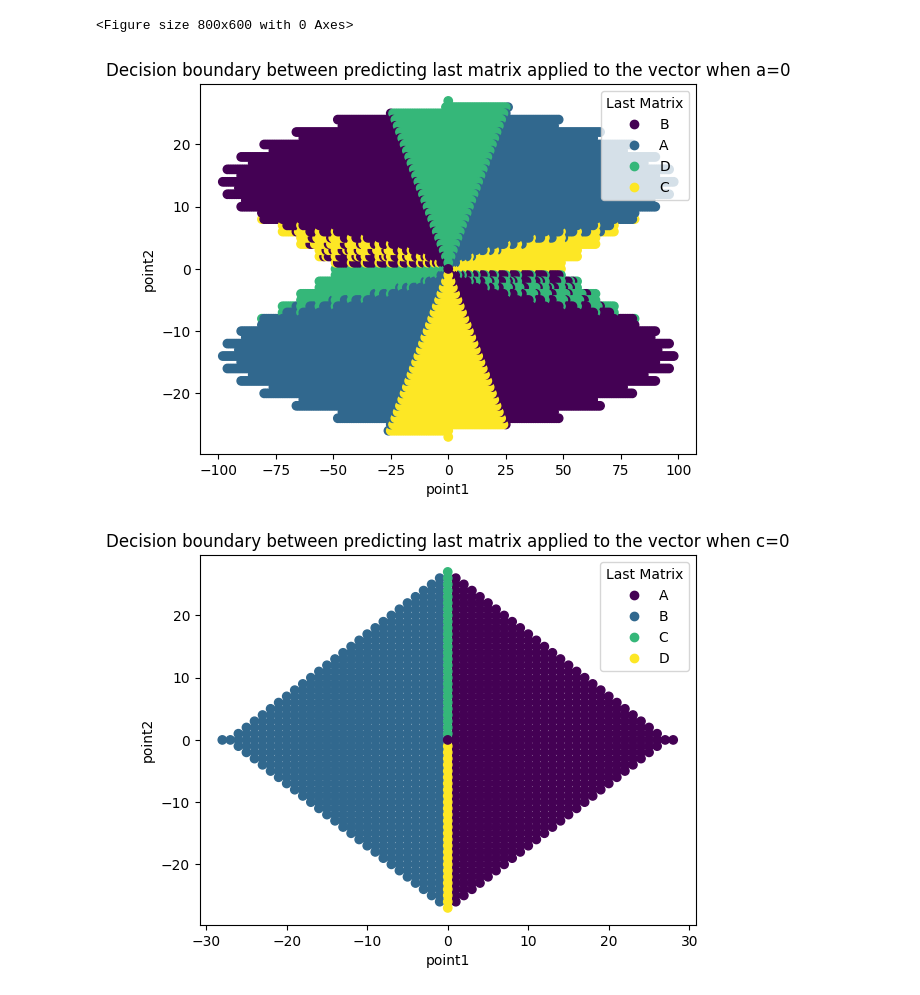
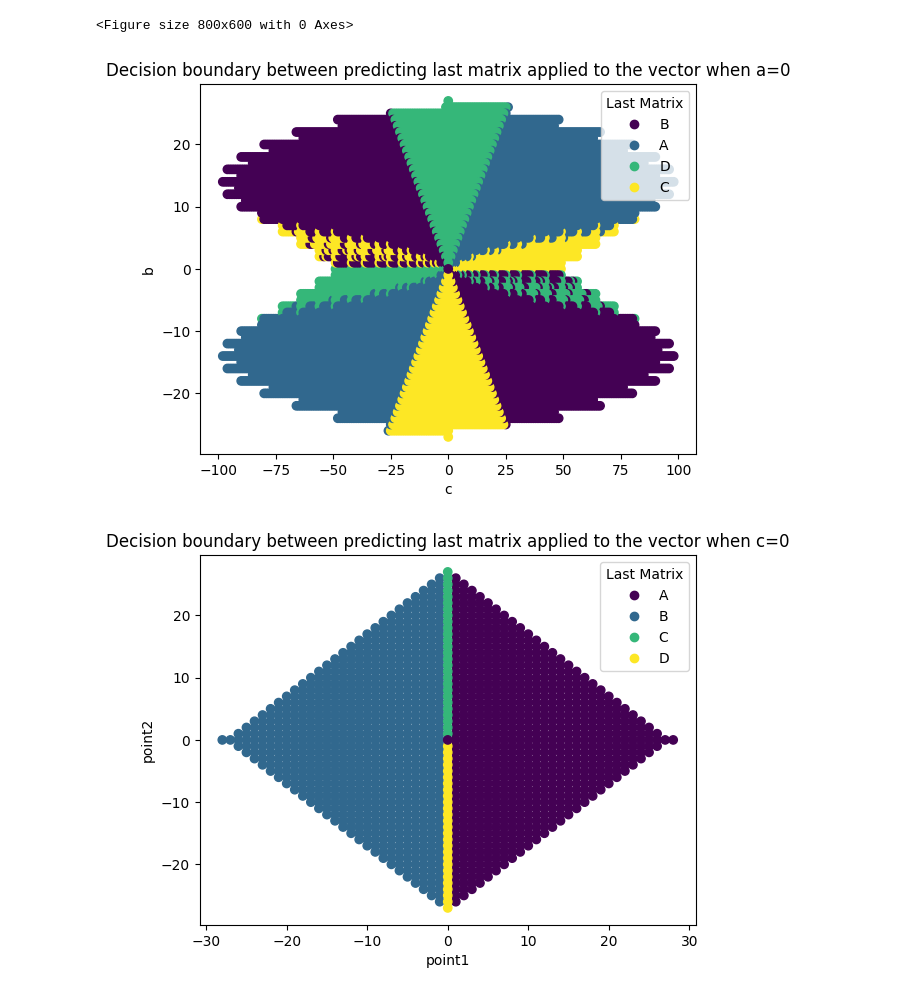
Before and after one commit to MXM-MachineLearning/MXM_AI_Ellenberg, a Jupyter notebook: heisenberg_group/Visualizations/slices_last_matrix.ipynb, the cells around one changed output. Saved outputs shown, nothing was run; the diff lists cells and outputs as text; code cells hidden in the pictures.

Commit message:
improve labels of x and y axis when a=0

```diff
--- a/heisenberg_group/Visualizations/slices_last_matrix.ipynb
+++ b/heisenberg_group/Visualizations/slices_last_matrix.ipynb
@@ -137,33 +137,35 @@ frames[0].save('vary_b.gif',
 # %%
 i=0
 
 filtered_df = df[(df['val1']==i)]
 
 fig, ax = plt.subplots()
 
 plt.xlabel("point1")
 plt.ylabel("point2")
 plt.title("Decision boundary between predicting last matrix applied to the vector when a=0")
 
 scatter = ax.scatter(x=filtered_df['val2'], y=filtered_df['val3'], c=filtered_df['last_matrix'])
 
 legend1 = ax.legend(scatter.legend_elements()[0], ["B", "A", "D", "C"],
                     loc="upper right", title="Last Matrix")
 
-plt.show()
+plt.xlabel("c")
+plt.ylabel("b")
+
+# plt.show()
 
 
 # filtered_df = df[df['val1']==i]
 
 # plt.scatter(x=filtered_df['val2'], y=filtered_df['val3'], c=filtered_df['last_matrix'])
-# plt.xlabel("c")
-# plt.ylabel("b")
+
 # plt.title("When a=" + str(i))
 
 
-# plt.savefig("when_a_is_0.png")
+plt.savefig("when_a_is_0.png")
 # %% [output]
-[figure, old version]
+[figure, new version]
 # %%
 i=0
 
```
Also changed, not shown: 1 other file.
